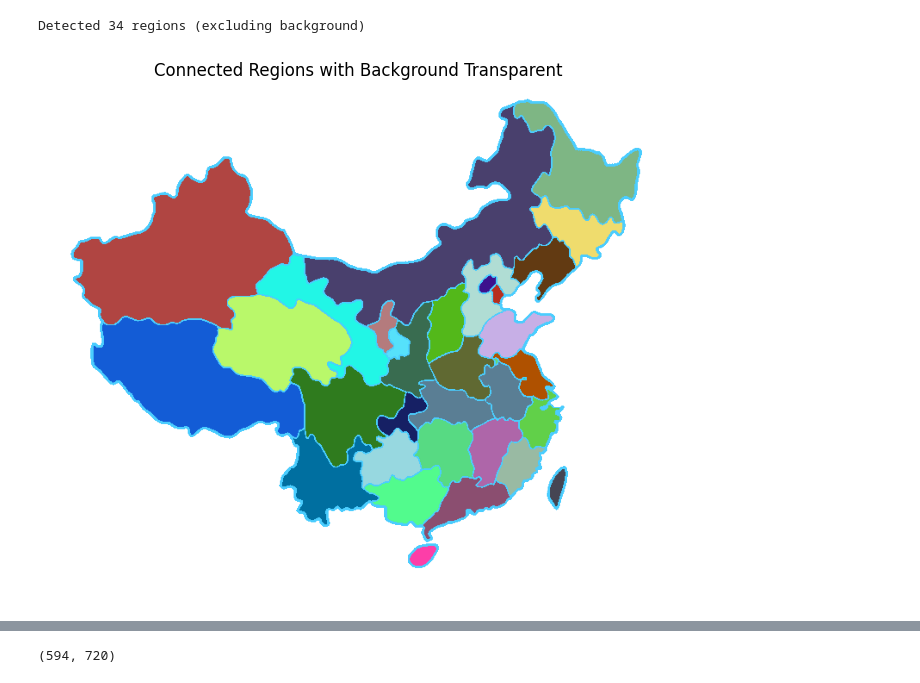
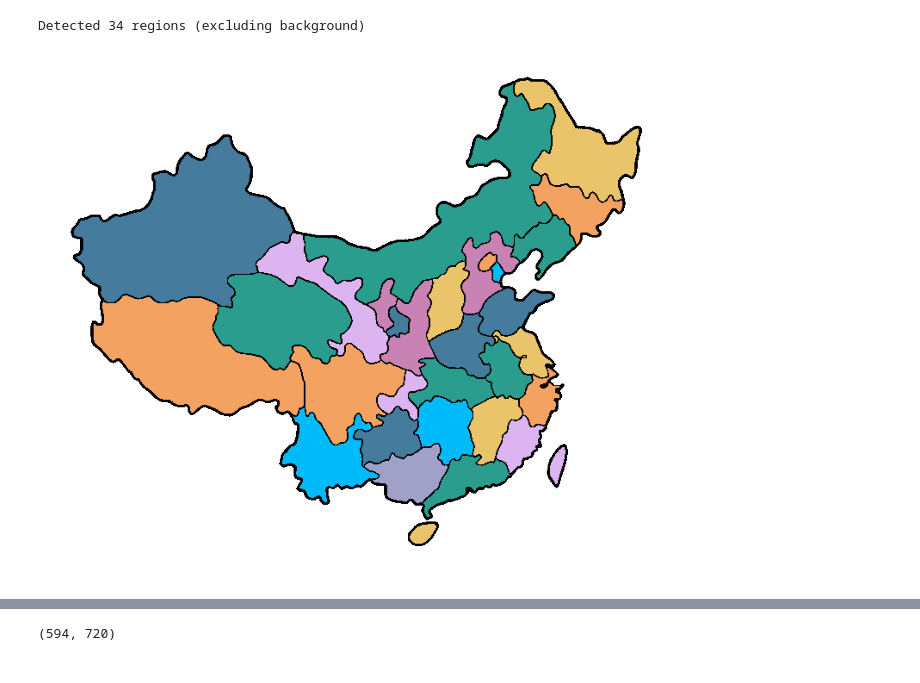
Before and after one commit to zhangye-zoe/FCIS.github.io, a Jupyter notebook: presentation.ipynb, the cells around one changed output, grey strips where cells are left out. Drawn from its saved outputs; the diff is of its cells as text; code cells hidden in the pictures.

```diff
--- a/presentation.ipynb
+++ b/presentation.ipynb
@@ -1,57 +1,62 @@
 # %%
 import cv2
 import numpy as np
 import matplotlib.pyplot as plt
 
 # 1. 读取并预处理图像
 img = cv2.imread('assets/map.png', cv2.IMREAD_GRAYSCALE)
-# 反转、阈值，得到只有黑线（255）和白底（0）
 img = 255 - img
 img[img <= 150] = 0
 img[img > 150] = 255
 
-# 2. 二值化并连通域标记
+# 2. 连通域标记
 _, binary = cv2.threshold(img, 10, 255, cv2.THRESH_BINARY_INV)
 num_labels, labels = cv2.connectedComponents(binary)
 print(f"Detected {num_labels-1} regions (excluding background)")
 
-# 3. 为每个标签创建随机颜色（BGR）
+# 3. 定义 8 色调色板（BGR 格式），均为柔和色
+color_palette = [
+    (180, 130, 200),  # 柔和紫
+    (240, 180, 220),  # 柔和粉
+    (200, 160, 160),  # 柔和红
+    (143, 157, 42),   # 青绿
+    (157, 123, 69),   # 深蓝
+    (97, 162, 244),   # 暖橙
+    (106, 196, 233),  # 柔黄
+    (249, 187,   0),  # 亮蓝
+]
+
 h, w = labels.shape
-np.random.seed(123)  # 保证可复现
-colors = np.random.randint(0, 256, size=(num_labels, 3), dtype=np.uint8)
-
-# 假设标签1是背景，则把 colors[1] 设为白色
-colors[1] = [255, 255, 255]
-
-# 4. 构建 RGBA 图像
 rgba = np.zeros((h, w, 4), dtype=np.uint8)
 
-# a) 填充 BGR 通道
+# 4. 给每个连通域上色并设置透明度
 for lbl in range(num_labels):
     mask = (labels == lbl)
-    rgba[..., :3][mask] = colors[lbl]
+    if lbl == 1:
+        # 标签1视为背景：白色＋全透明
+        rgba[..., :3][mask] = (255, 255, 255)
+        rgba[..., 3][mask] = 0
 
-# b) 填充 alpha 通道：
-#    - 对应背景的标签 1 设为透明 (0)
-#    - 其余标签设为不透明 (255)
-rgba[..., 3] = np.where(labels == 1, 0, 255)
+    elif lbl == 0:
+        # 标签1视为背景：白色＋全透明
+        rgba[..., :3][mask] = (0, 0, 0)
+        rgba[..., 3][mask] = 255
 
-# 5. 保存带透明通道的 PNG
-cv2.imwrite('regions_transparent.png', rgba)
+    else:
+        # 随机挑选一种颜色，不透明
+        color = color_palette[np.random.randint(len(color_palette))]
+        rgba[..., :3][mask] = color
+        rgba[..., 3][mask] = 255
 
-# 6. 可视化
+# 5. 保存结果
+cv2.imwrite('regions_colored_random.png', rgba)
+
+# 6. 可视化（支持透明度）
 plt.figure(figsize=(8, 8))
-# matplotlib expects RGBA ordering
-plt.imshow(rgba[..., [2,1,0,3]])  # BGR->RGB, plus alpha
+plt.imshow(rgba[..., [2,1,0,3]])  # BGR->RGB + alpha
 plt.axis('off')
-plt.title('Connected Regions with Background Transparent')
+# plt.title('Regions Colored with Random Palette & Transparent Background')
 plt.show()
-
-# 7. （可选）输出每个连通区的坐标数组
-regions = {
-    lbl: np.column_stack(np.where(labels == lbl))
-    for lbl in range(num_labels) if lbl != 1
-}
 # %% [output]
 Detected 34 regions (excluding background)
-[figure, old version]
+[figure, new version]
```
Also changed, not shown: parts of 2 cells of this notebook, 2 other files.
